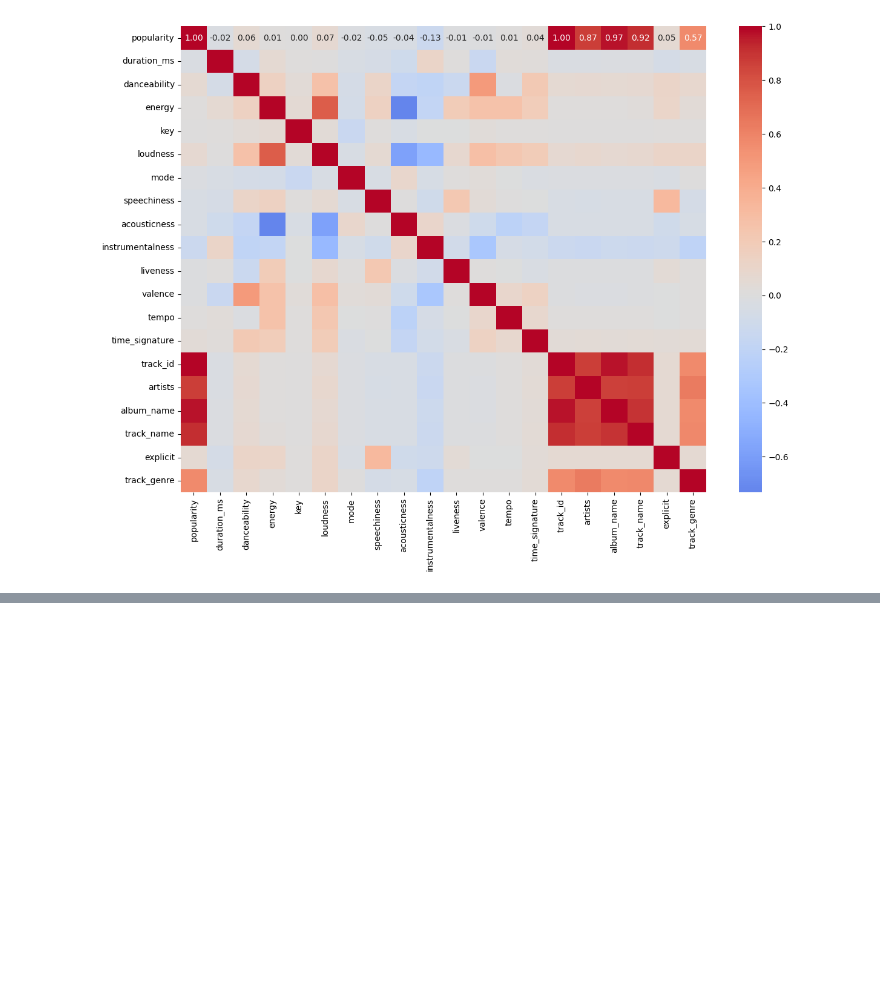
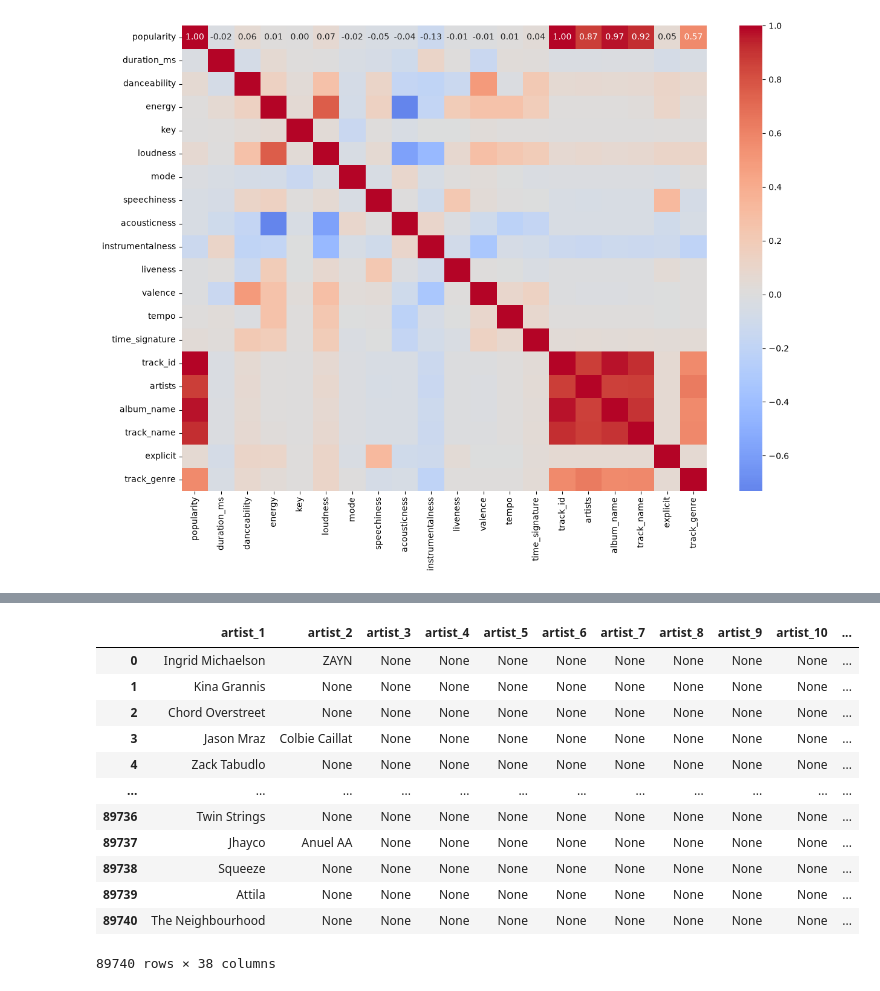
Before and after one commit to PieceOfBulka/gp5, a Jupyter notebook: eda_task_1.ipynb, the cells around one changed output, grey strips where cells are left out. Drawn from its saved outputs; the diff is of its cells as text; code cells hidden in the pictures; blank space fills up the shorter version.

```diff
--- a/eda_task_1.ipynb
+++ b/eda_task_1.ipynb
@@ -591,0 +660,17 @@ plt.show()
+# %%
+splited_artist.columns = [f'artist_{number_of_artist + 1}' for number_of_artist in range(0, splited_artist.shape[1])]
+splited_artist
+# %% [output]
+|  | artist_1 | artist_2 | artist_3 | artist_4 | artist_5 | artist_6 | artist_7 | artist_8 | artist_9 | artist_10 | ... |
+| 0 | Ingrid Michaelson | ZAYN | None | None | None | None | None | None | None | None | ... |
+| 1 | Kina Grannis | None | None | None | None | None | None | None | None | None | ... |
+| 2 | Chord Overstreet | None | None | None | None | None | None | None | None | None | ... |
+| 3 | Jason Mraz | Colbie Caillat | None | None | None | None | None | None | None | None | ... |
+| 4 | Zack Tabudlo | None | None | None | None | None | None | None | None | None | ... |
+| ... | ... | ... | ... | ... | ... | ... | ... | ... | ... | ... | ... |
+| 89736 | Twin Strings | None | None | None | None | None | None | None | None | None | ... |
+| 89737 | Jhayco | Anuel AA | None | None | None | None | None | None | None | None | ... |
+| 89738 | Squeeze | None | None | None | None | None | None | None | None | None | ... |
+| 89739 | Attila | None | None | None | None | None | None | None | None | None | ... |
+| 89740 | The Neighbourhood | None | None | None | None | None | None | None | None | None | ... |
+89740 rows × 38 columns
```
Also changed, not shown: parts of 24 cells of this notebook.
